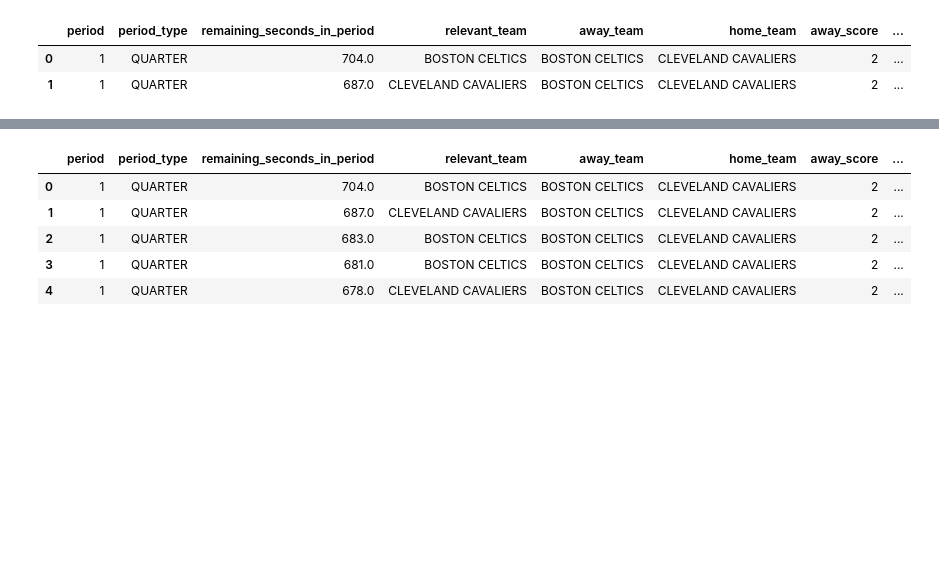
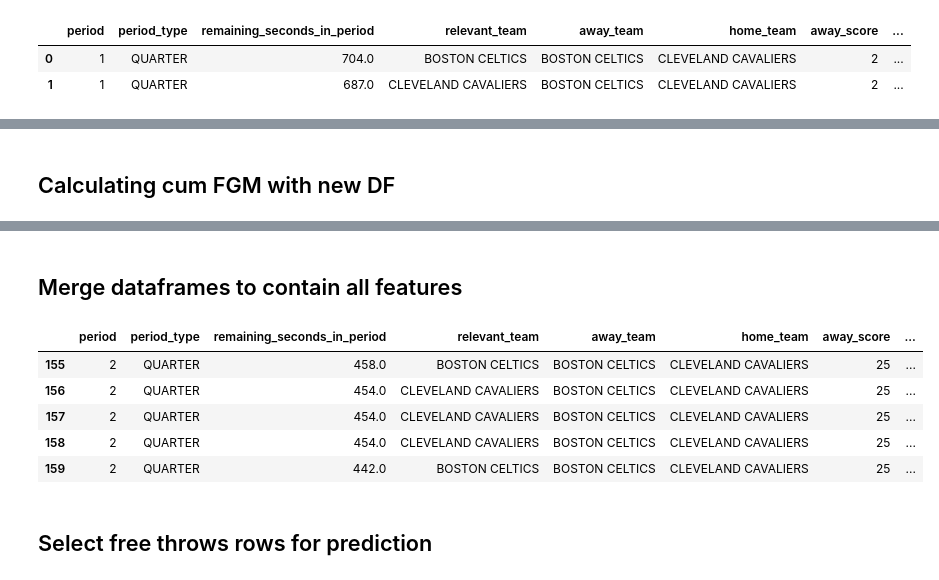
Before and after one commit to aychid/free-throw-predictor, a Jupyter notebook: LBJ_ft_scraper.ipynb, the cells around one changed output, grey strips where cells are left out. Saved outputs shown, nothing was run; the diff lists cells and outputs as text; code cells hidden in the pictures; blank space fills up the shorter version.

```diff
--- a/LBJ_ft_scraper.ipynb
+++ b/LBJ_ft_scraper.ipynb
@@ -197,3 +203,5 @@ game
+# %% [markdown]
+## Calculating cum FGM with new DF
 # %%
 # Selects all the field goals made by Lebron
 field_goals = game[game["description"].str.contains("L. James") & game["relevant_team"].str.contains("CLE")
@@ -217,24 +225,30 @@ field_goals.tail(3)
 | 448 | 4 | QUARTER | 79.0 | CLEVELAND CAVALIERS | BOSTON CELTICS | CLEVELAND CAVALIERS | 98 | ... |
 | 458 | 4 | QUARTER | 31.0 | CLEVELAND CAVALIERS | BOSTON CELTICS | CLEVELAND CAVALIERS | 99 | ... |
 | 459 | 4 | QUARTER | 9.0 | CLEVELAND CAVALIERS | BOSTON CELTICS | CLEVELAND CAVALIERS | 99 | ... |
+# %% [markdown]
+## Merge dataframes to contain all features
 # %%
+# Merge the game and field goals dataframes to get the cumulative field goals made and attempted
 joined_df = pd.merge(game,
                      field_goals[['event_id', 'cumulative_field_goals_made', 'cumulative_field_goals_attempted']],
                      on='event_id',
                      how='left')
 
+# Forward fill the NaN values so highest number is used
 joined_df['cumulative_field_goals_made'] = joined_df['cumulative_field_goals_made'].ffill().fillna(0)
 joined_df['cumulative_field_goals_attempted'] = joined_df['cumulative_field_goals_attempted'].ffill().fillna(0)
 
 
-joined_df.head(5)
+joined_df.iloc[155:160, :]
 # %% [output]
 |  | period | period_type | remaining_seconds_in_period | relevant_team | away_team | home_team | away_score | ... |
-| 0 | 1 | QUARTER | 704.0 | BOSTON CELTICS | BOSTON CELTICS | CLEVELAND CAVALIERS | 2 | ... |
-| 1 | 1 | QUARTER | 687.0 | CLEVELAND CAVALIERS | BOSTON CELTICS | CLEVELAND CAVALIERS | 2 | ... |
-| 2 | 1 | QUARTER | 683.0 | BOSTON CELTICS | BOSTON CELTICS | CLEVELAND CAVALIERS | 2 | ... |
-| 3 | 1 | QUARTER | 681.0 | BOSTON CELTICS | BOSTON CELTICS | CLEVELAND CAVALIERS | 2 | ... |
-| 4 | 1 | QUARTER | 678.0 | CLEVELAND CAVALIERS | BOSTON CELTICS | CLEVELAND CAVALIERS | 2 | ... |
+| 155 | 2 | QUARTER | 458.0 | BOSTON CELTICS | BOSTON CELTICS | CLEVELAND CAVALIERS | 25 | ... |
+| 156 | 2 | QUARTER | 454.0 | CLEVELAND CAVALIERS | BOSTON CELTICS | CLEVELAND CAVALIERS | 25 | ... |
+| 157 | 2 | QUARTER | 454.0 | CLEVELAND CAVALIERS | BOSTON CELTICS | CLEVELAND CAVALIERS | 25 | ... |
+| 158 | 2 | QUARTER | 454.0 | CLEVELAND CAVALIERS | BOSTON CELTICS | CLEVELAND CAVALIERS | 25 | ... |
+| 159 | 2 | QUARTER | 442.0 | BOSTON CELTICS | BOSTON CELTICS | CLEVELAND CAVALIERS | 25 | ... |
+# %% [markdown]
+## Select free throws rows for prediction
 # %%
 # Select all the free throws attempted by Lebron
 joined_df[joined_df["description"].str.contains("L. James") & joined_df["description"].str.contains("free throw")] # 2. Lebron made 8 free throws in the game
```
Also changed, not shown: parts of 29 cells of this notebook.
